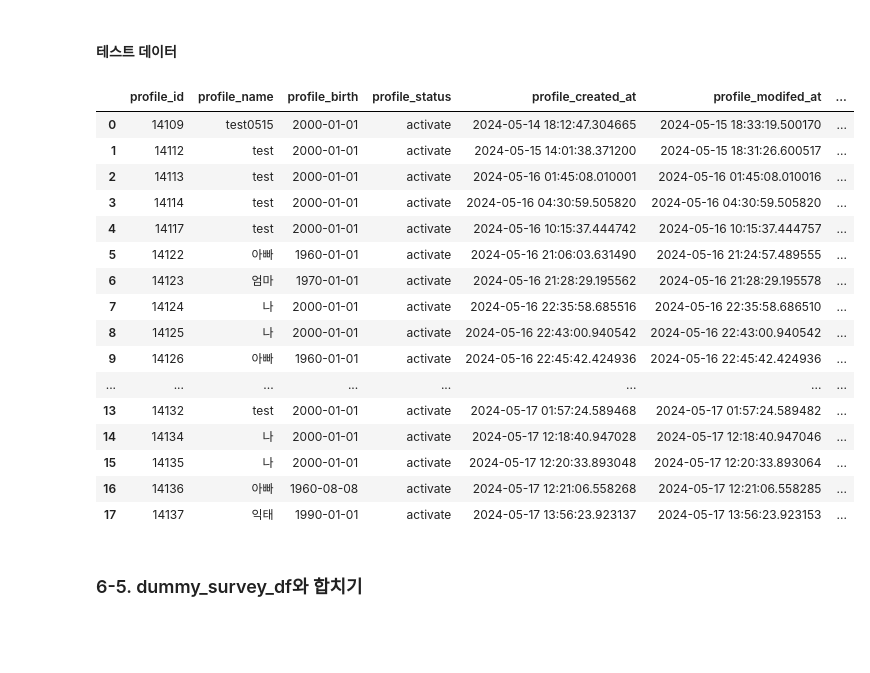
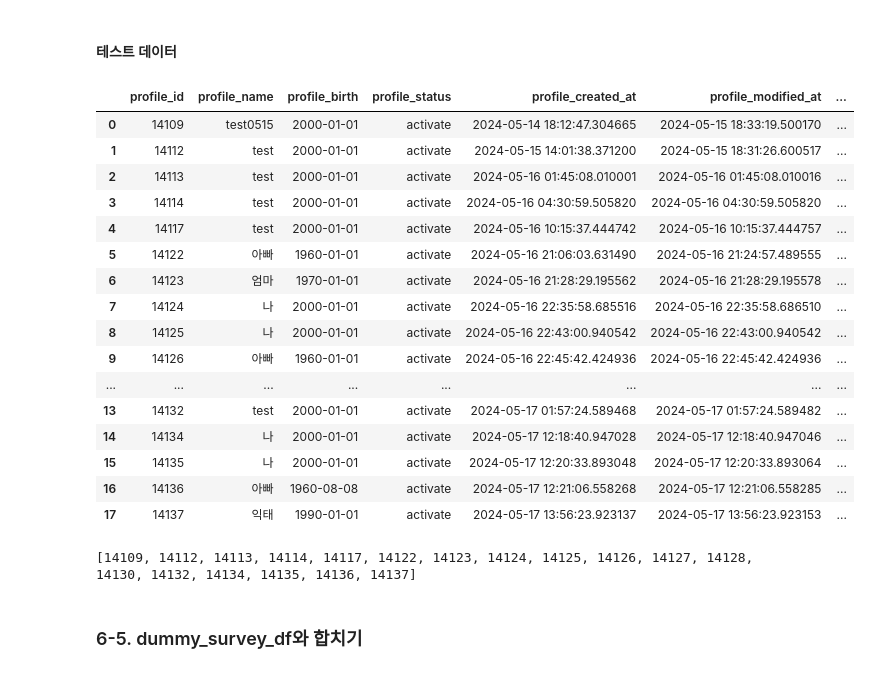
Before and after one commit to metaego/Our-family-pharmacist, a Jupyter notebook: data_processing/dummy_data_for_survey.ipynb, the cells around one changed output. Cells and saved outputs as stored; diff of their text form; code cells hidden in the pictures; blank space fills up the shorter version.

Commit message:
fix : correct typo in profile files

```diff
--- a/data_processing/dummy_data_for_survey.ipynb
+++ b/data_processing/dummy_data_for_survey.ipynb
@@ -632,12 +632,12 @@ new_dummy_df
 # %%
 # 테스트 데이터 - profile, survey 테이블 합치기
 # merge_profile_survey_test_df = pd.merge(p_profile_test_df, p_survey_test_df, how='left', on=['profile_id', 'user_id'])
 # merge_profile_survey_test_df
 
-new_test_df = pd.merge(p_profile_test_df, p_survey_test_df[[]], how='left', on=['profile_id', 'user_id'])
+new_test_df = pd.merge(p_profile_test_df, p_survey_test_df, how='left', on=['profile_id', 'user_id'])
 new_test_df
 # %% [output]
-|  | profile_id | profile_name | profile_birth | profile_status | profile_created_at | profile_modifed_at | ... |
+|  | profile_id | profile_name | profile_birth | profile_status | profile_created_at | profile_modified_at | ... |
 | 0 | 14109 | test0515 | 2000-01-01 | activate | 2024-05-14 18:12:47.304665 | 2024-05-15 18:33:19.500170 | ... |
 | 1 | 14112 | test | 2000-01-01 | activate | 2024-05-15 14:01:38.371200 | 2024-05-15 18:31:26.600517 | ... |
 | 2 | 14113 | test | 2000-01-01 | activate | 2024-05-16 01:45:08.010001 | 2024-05-16 01:45:08.010016 | ... |
@@ -654,6 +654,10 @@ new_test_df
 | 15 | 14135 | 나 | 2000-01-01 | activate | 2024-05-17 12:20:33.893048 | 2024-05-17 12:20:33.893064 | ... |
 | 16 | 14136 | 아빠 | 1960-08-08 | activate | 2024-05-17 12:21:06.558268 | 2024-05-17 12:21:06.558285 | ... |
 | 17 | 14137 | 익태 | 1990-01-01 | activate | 2024-05-17 13:56:23.923137 | 2024-05-17 13:56:23.923153 | ... |
+# %%
+print(new_test_df['profile_id'].tolist())
+# %% [output]
+[14109, 14112, 14113, 14114, 14117, 14122, 14123, 14124, 14125, 14126, 14127, 14128, 14130, 14132, 14134, 14135, 14136, 14137]
 # %%
 # # 테스트 데이터 - user 테이블 정보도 합치기
 # new_test_df = pd.merge(merge_profile_survey_test_df, p_user_df[['user_id', 'new_user_id']], on='user_id')
```
Also changed, not shown: parts of 15 cells of this notebook, 6 other files.
